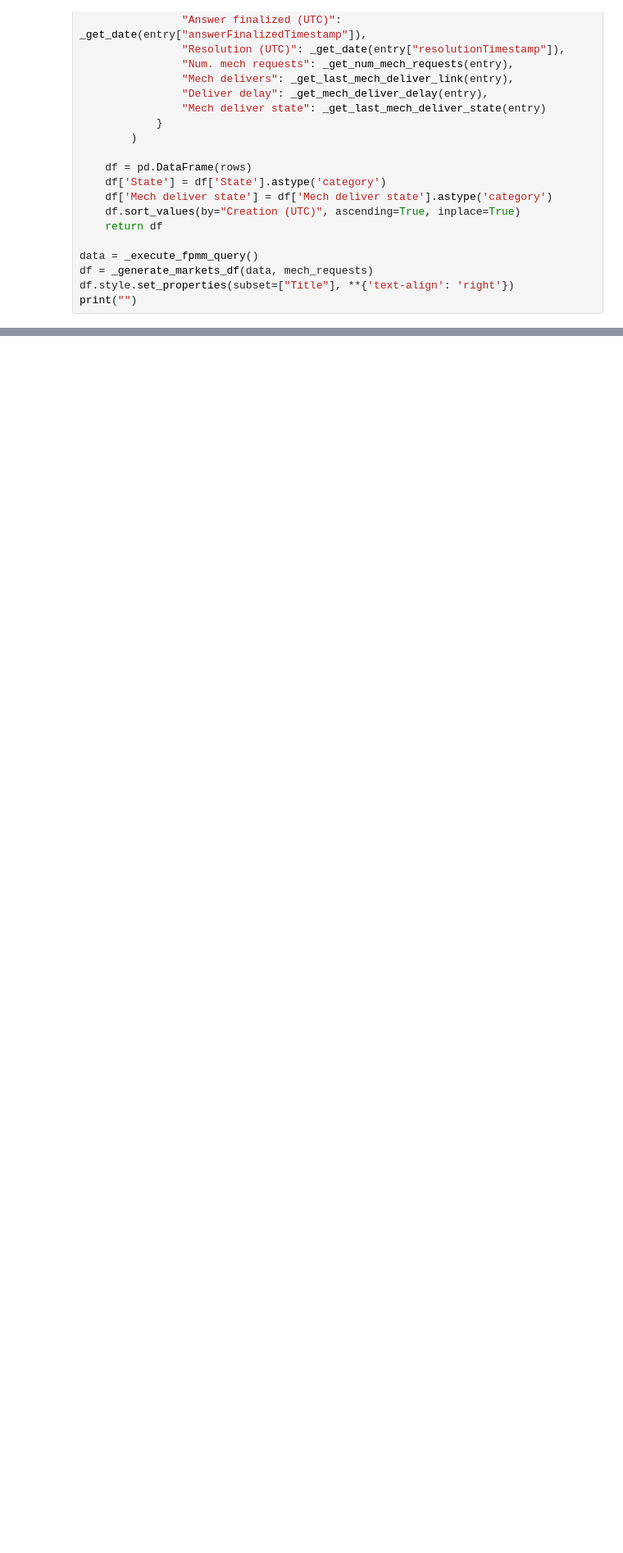
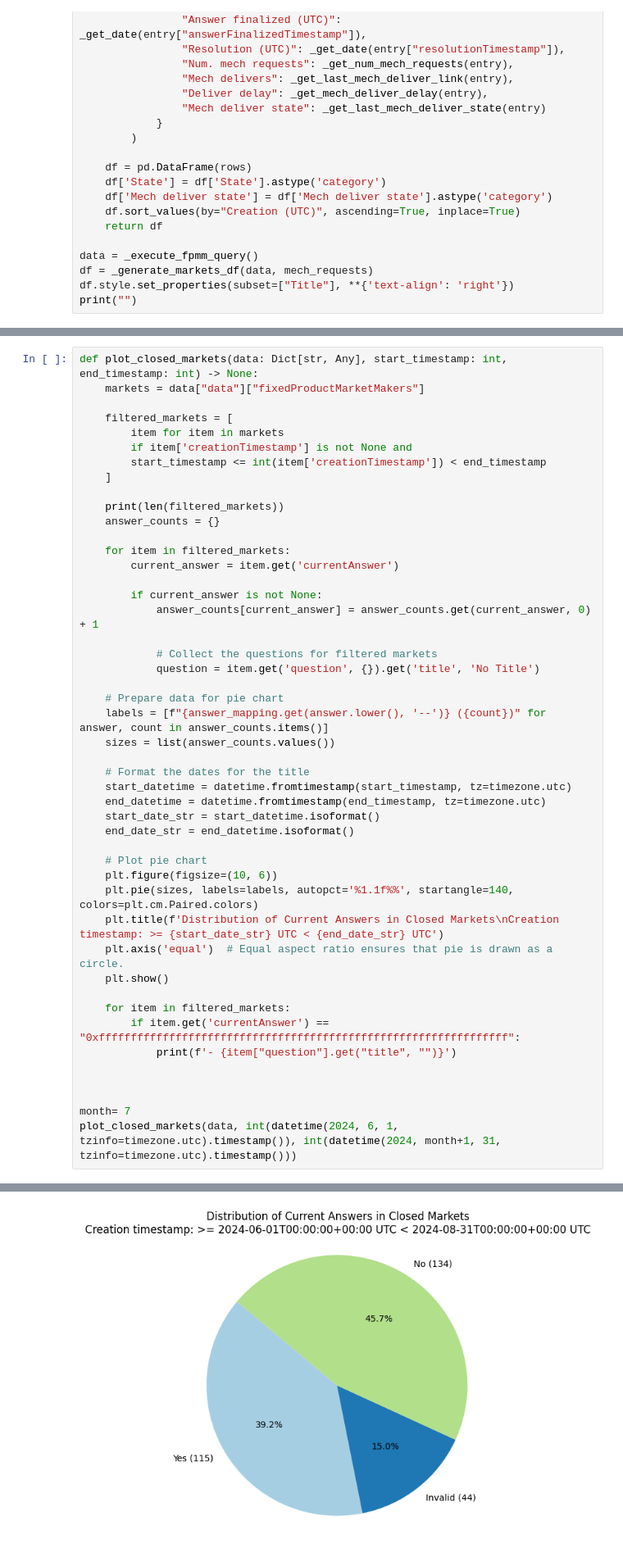
Before and after one commit to valory-xyz/market-creator, a Jupyter notebook: scripts/list_finalizing_markets.ipynb, the cells around one changed output, grey strips where cells are left out. Shown at 82% size. Saved outputs shown, nothing was run; the diff lists cells and outputs as text; blank space fills up the shorter version.

```diff
--- a/scripts/list_finalizing_markets.ipynb
+++ b/scripts/list_finalizing_markets.ipynb
@@ -616,0 +679,48 @@ display(HTML(html))
+# %%
+def plot_closed_markets(data: Dict[str, Any], start_timestamp: int, end_timestamp: int) -> None:
+    markets = data["data"]["fixedProductMarketMakers"]
+
+    filtered_markets = [
+        item for item in markets
+        if item['creationTimestamp'] is not None and
+        start_timestamp <= int(item['creationTimestamp']) < end_timestamp
+    ]
+
+    print(len(filtered_markets))
+    answer_counts = {}
+
+    for item in filtered_markets:
+        current_answer = item.get('currentAnswer')
+
+        if current_answer is not None:
+            answer_counts[current_answer] = answer_counts.get(current_answer, 0) + 1
+
+            # Collect the questions for filtered markets
+            question = item.get('question', {}).get('title', 'No Title')
+
+    # Prepare data for pie chart
+    labels = [f"{answer_mapping.get(answer.lower(), '--')} ({count})" for answer, count in answer_counts.items()]
+    sizes = list(answer_counts.values())
+
+    # Format the dates for the title
+    start_datetime = datetime.fromtimestamp(start_timestamp, tz=timezone.utc)
+    end_datetime = datetime.fromtimestamp(end_timestamp, tz=timezone.utc)
+    start_date_str = start_datetime.isoformat()
+    end_date_str = end_datetime.isoformat()
+
+    # Plot pie chart
+    plt.figure(figsize=(10, 6))
+    plt.pie(sizes, labels=labels, autopct='%1.1f%%', startangle=140, colors=plt.cm.Paired.colors)
+    plt.title(f'Distribution of Current Answers in Closed Markets\nCreation timestamp: >= {start_date_str} UTC < {end_date_str} UTC')
+    plt.axis('equal')  # Equal aspect ratio ensures that pie is drawn as a circle.
+    plt.show()
+
+    for item in filtered_markets:
+        if item.get('currentAnswer') == "0xffffffffffffffffffffffffffffffffffffffffffffffffffffffffffffffff":
+            print(f'- {item["question"].get("title", "")}')
+
+
+
+month= 7
+plot_closed_markets(data, int(datetime(2024, 6, 1, tzinfo=timezone.utc).timestamp()), int(datetime(2024, month+1, 31, tzinfo=timezone.utc).timestamp()))
+# %% [output]
@@ -616,0 +728 @@ display(HTML(html))
+[figure, added]
```
Also changed, not shown: parts of 4 cells of this notebook, 1 other file.
